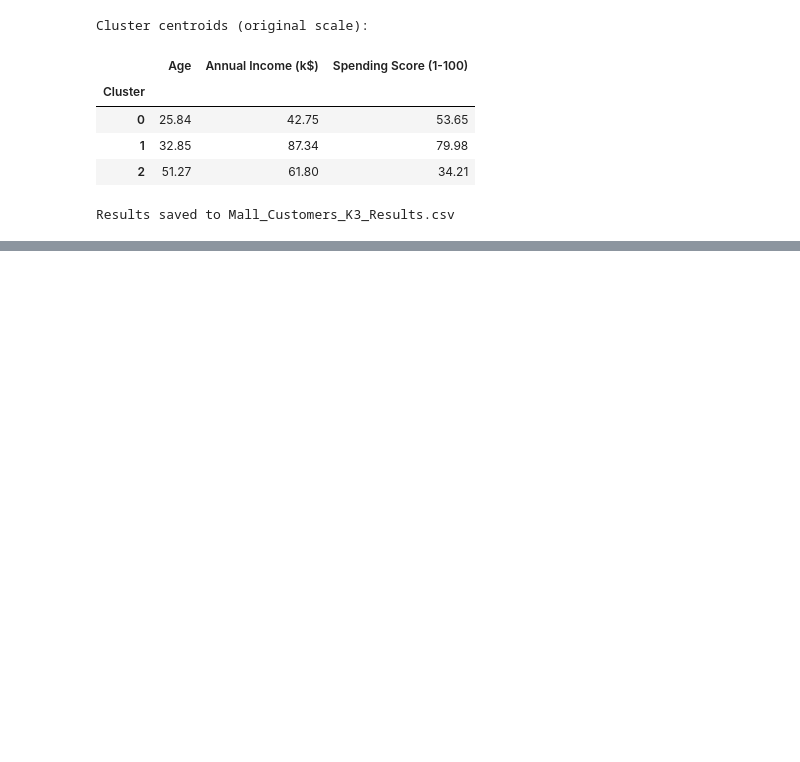
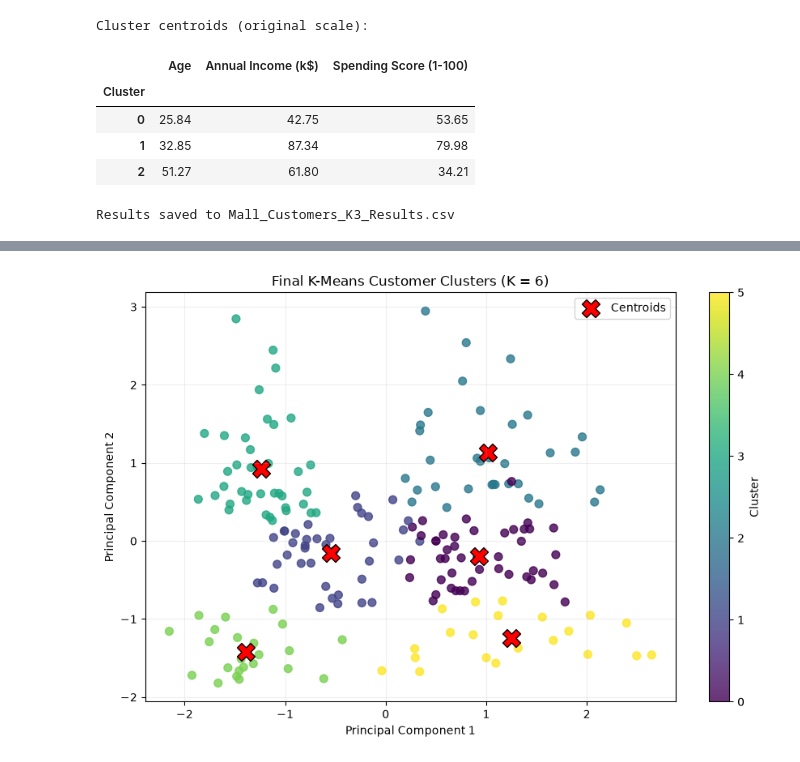
Before and after one commit to bearivera0602-svg/Clustering_Activity-ML, a Jupyter notebook: KMeans_Clustering_Activity.ipynb, the cells around one changed output, grey strips where cells are left out. Saved outputs shown, nothing was run; the diff lists cells and outputs as text; code cells hidden in the pictures; blank space fills up the shorter version.

```diff
--- a/KMeans_Clustering_Activity.ipynb
+++ b/KMeans_Clustering_Activity.ipynb
@@ -299,0 +300,98 @@ Highest silhouette score: 0.4284
+# %%
+from sklearn.cluster import KMeans
+from sklearn.decomposition import PCA
+import matplotlib.pyplot as plt
+import pandas as pd
+
+# Train the final K-Means model
+final_kmeans = KMeans(
+    n_clusters=6,
+    random_state=42,
+    n_init=10
+)
+
+final_labels = final_kmeans.fit_predict(X_scaled)
+
+# Add cluster assignments
+df_final = df_clean.copy()
+df_final["Cluster"] = final_labels
+
+# Cluster counts and percentages
+cluster_summary = (
+    df_final.groupby("Cluster")
+    .agg(
+        Customer_Count=("Cluster", "size"),
+        Average_Age=("Age", "mean"),
+        Average_Income=("Annual Income (k$)", "mean"),
+        Average_Spending=("Spending Score (1-100)", "mean")
+    )
+)
+
+cluster_summary["Percentage"] = (
+    cluster_summary["Customer_Count"] / len(df_final) * 100
+)
+
+print("Final Cluster Summary (K = 6):")
+display(cluster_summary.round(2))
+
+# Convert centroids back to original feature units
+centroids = scaler.inverse_transform(
+    final_kmeans.cluster_centers_
+)
+
+centroids_df = pd.DataFrame(
+    centroids,
+    columns=features
+)
+centroids_df.index.name = "Cluster"
+
+print("Final Cluster Centroids:")
+display(centroids_df.round(2))
+
+# PCA visualization using all three scaled features
+pca = PCA(n_components=2)
+X_pca = pca.fit_transform(X_scaled)
+
+centroids_pca = pca.transform(final_kmeans.cluster_centers_)
+
+plt.figure(figsize=(9, 6))
+
+scatter = plt.scatter(
+    X_pca[:, 0],
+    X_pca[:, 1],
+    c=final_labels,
+    cmap="viridis",
+    s=50,
+    alpha=0.8
+)
+
+plt.scatter(
+    centroids_pca[:, 0],
+    centroids_pca[:, 1],
+    marker="X",
+    s=250,
+    c="red",
+    edgecolors="black",
+    label="Centroids"
+)
+
+plt.title("Final K-Means Customer Clusters (K = 6)")
+plt.xlabel("Principal Component 1")
+plt.ylabel("Principal Component 2")
+plt.legend()
+plt.colorbar(scatter, label="Cluster")
+plt.grid(True, alpha=0.2)
+plt.tight_layout()
+plt.show()
+
+# Save final results
+df_final.to_csv("Mall_Customers_Final_Clusters.csv", index=False)
+cluster_summary.to_csv("Mall_Customers_Cluster_Summary.csv")
+
+print("Final clustering files saved.")
+print(
+    "PCA variance explained:",
+    round(pca.explained_variance_ratio_.sum() * 100, 2),
+    "%"
+)
+# %% [output]
@@ -299,0 +416 @@ Highest silhouette score: 0.4284
+[figure, added]
```
Also changed, not shown: parts of 3 cells of this notebook, 2 other files.
